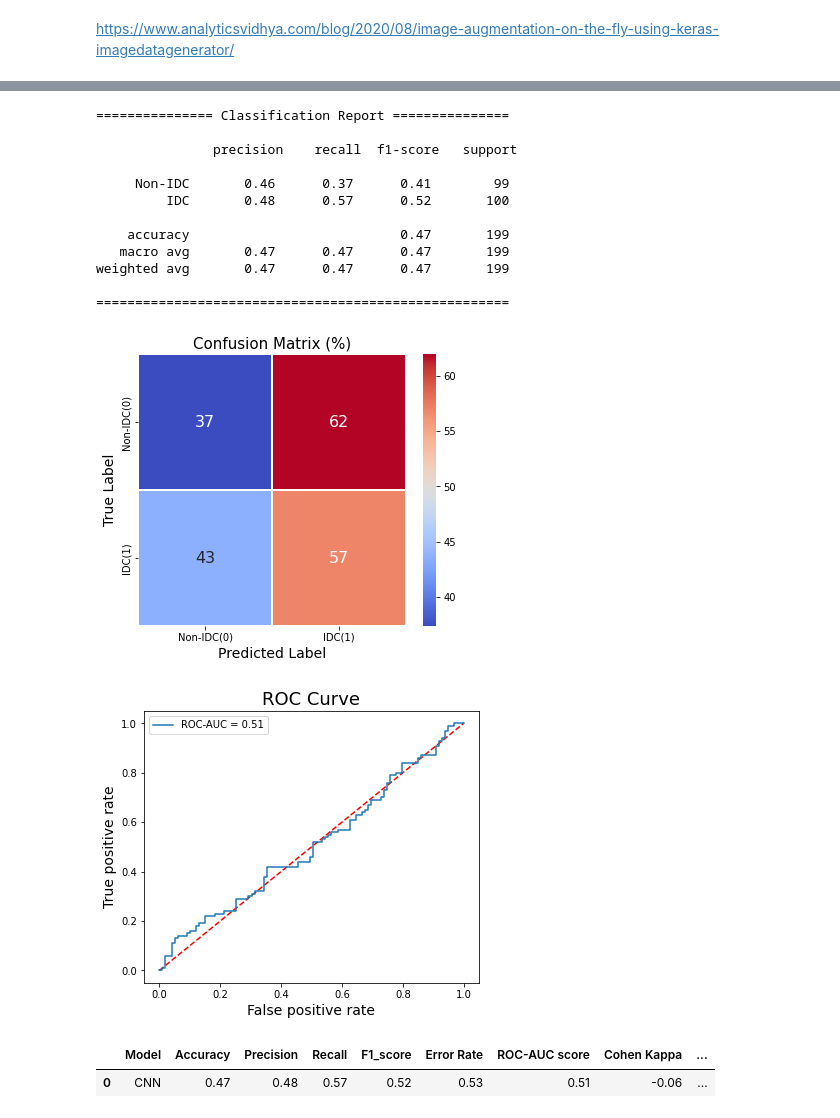
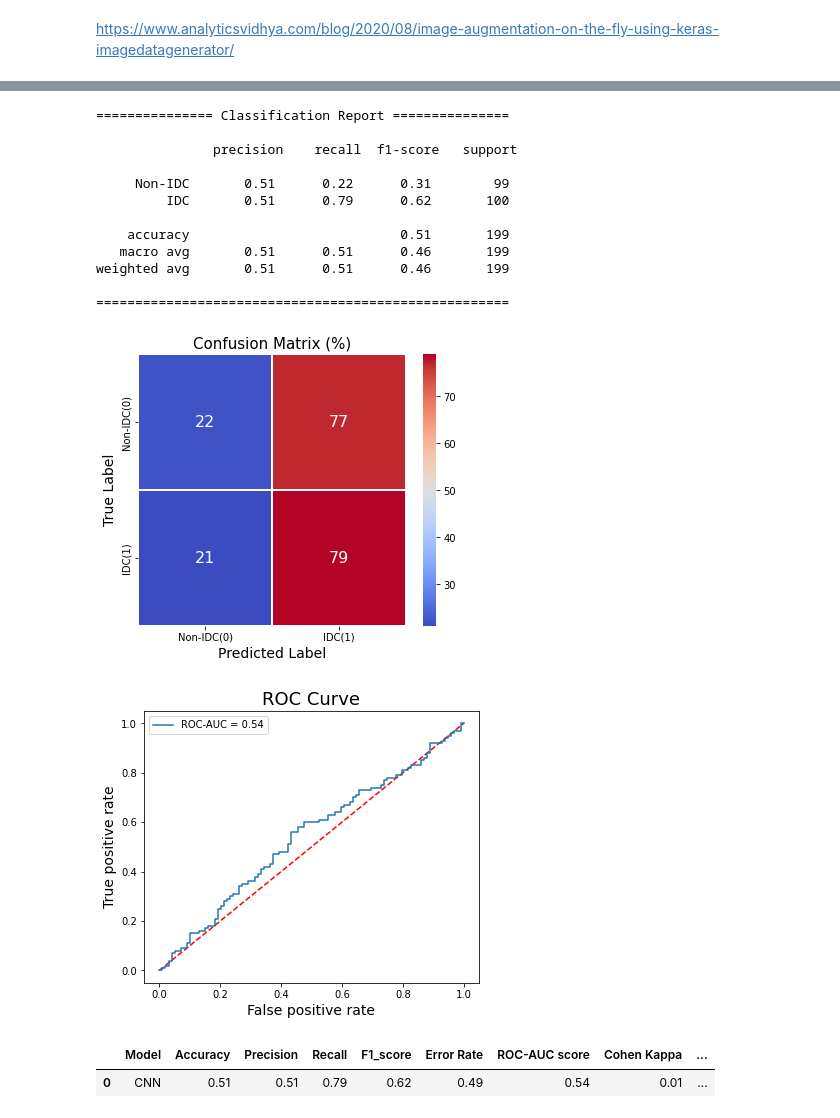
Before and after one commit to heesukjang/W207_AppliedML_Fall2022, a Jupyter notebook: 11_18_KerasTuner_plots_Final_HyperparamTuning_ImageAug_CM_CR_ROCcurve_IDC_Prediction_heesuk.ipynb, the cells around one changed output, grey strips where cells are left out. Drawn from its saved outputs; the diff is of its cells as text; code cells hidden in the pictures.

```diff
--- a/11_18_KerasTuner_plots_Final_HyperparamTuning_ImageAug_CM_CR_ROCcurve_IDC_Prediction_heesuk.ipynb
+++ b/11_18_KerasTuner_plots_Final_HyperparamTuning_ImageAug_CM_CR_ROCcurve_IDC_Prediction_heesuk.ipynb
@@ -515,7 +515,7 @@ def build_cnn(hp):
   # hp_filters_3 = hp.Int('filters_3', min_value=32, max_value=128, step=16)
   hp_dense = hp.Int('dense_units', min_value=32, max_value=256, step=34)
   hp_learning_rate = hp.Float('learning_rate', min_value=1e-4, max_value=1e-2, sampling='LOG', default=1e-2)
-  hp_dropout = hp.Float('dropout_rate', min_value=0.1, max_value=0.5, default=0.1, step=0.1)
+  hp_dropout = hp.Float('dropout_rate', min_value=0.2, max_value=0.6, default=0.1, step=0.1)
   # hp_dropout_2 = hp.Float('dropout_rate_2', min_value=0.3, max_value=0.5, default=0.25, step=0.1)
   # hp_dropout_3 = hp.Float('dropout_rate_3', min_value=0.3, max_value=0.5, default=0.35, step=0.1)
   hp_reduction_type = hp.Choice('reduction_type', values=['global_avg_pooling2d', 'max_pooling2d'])
@@ -540,8 +540,8 @@ def build_cnn(hp):
     else:
       model.add(MaxPooling2D(pool_size=(hp_pool_size,hp_pool_size), strides=(hp_strides,hp_strides)))
     model.add(BatchNormalization())
-    if hp.Boolean('dropout'):
-      model.add(Dropout(hp_dropout))
+    # if hp.Boolean('dropout'):
+    #   model.add(Dropout(hp_dropout))
 
   # # 3rd set of neural network layers
   # # if hp.Boolean('conv_layer_3'):
@@ -560,7 +560,7 @@ def build_cnn(hp):
 
   # Fully connected dense layer
   model.add(Dense(units = hp_dense, activation = hp_activation))
-  # model.add(BatchNormalization())
+  model.add(BatchNormalization())
   # if hp.Boolean('dropout_4'):
   model.add(Dropout(hp_dropout))
 
@@ -768,7 +760,9 @@ def error_analysis(model_name, model, test_labels, test_data_generator):
   classes = ['Non-IDC(0)','IDC(1)']
 
   y_true = test_data_generator.classes
-  y_pred = model.predict_generator(test_data_generator, num_of_test_samples // BATCH_SIZE + 1)    # probabilities
+  # y_pred = model.predict_generator(test_data_generator, num_of_test_samples // BATCH_SIZE + 1)    # probabilities
+  # y_pred = model.predict(test_data_generator > 0.5)
+  y_pred = model.predict(test_data_generator > 0.5).astype('int32')
   y_pred_argmax = np.argmax(y_pred, axis=1)                      # 0s and 1s: return the indicies of the max values along the axis (axis=1: each row)   TODO: look into prob threshold
 
 
@@ -811,42 +805,42 @@ def error_analysis(model_name, model, test_labels, test_data_generator):
   plt.figure(figsize=(6,5))
   plt.plot([0, 1], [0, 1], 'r--')
   plt.plot(fpr, tpr, label='ROC-AUC = {:.2f}'.format(area_under_curve))
   plt.xlabel('False positive rate', fontsize=14)
   plt.ylabel('True positive rate', fontsize=14)
   plt.title('ROC Curve', fontsize=18)
   plt.legend(loc='best')
   plt.show()
   plt.close()
 
   model_summary = pd.DataFrame({'Model':model_name,
                                 'Accuracy': accuracy,
                                 'Precision': precision,
                                 'Recall': recall,
                                 'F1_score': f1score,
                                 'Error Rate': error_rate,
                                 'ROC-AUC score': area_under_curve,
                                 'Cohen Kappa': cohen_kappa,
                                 'Zero-One Loss': zo_loss}, index=[0])
   return model_summary
 
 error_analysis('CNN', model, test_labels, test_data_generator)
 # %% [output]
 =============== Classification Report ===============
 
                precision    recall  f1-score   support
 
-     Non-IDC       0.46      0.37      0.41        99
-         IDC       0.48      0.57      0.52       100
+     Non-IDC       0.51      0.22      0.31        99
+         IDC       0.51      0.79      0.62       100
 
-    accuracy                           0.47       199
-   macro avg       0.47      0.47      0.47       199
-weighted avg       0.47      0.47      0.47       199
+    accuracy                           0.51       199
+   macro avg       0.51      0.51      0.46       199
+weighted avg       0.51      0.51      0.46       199
 
 =====================================================
-[figure, old version]
+[figure, new version]
-[figure, old version]
+[figure, new version]
 |  | Model | Accuracy | Precision | Recall | F1_score | Error Rate | ROC-AUC score | Cohen Kappa | ... |
-| 0 | CNN | 0.47 | 0.48 | 0.57 | 0.52 | 0.53 | 0.51 | -0.06 | ... |
+| 0 | CNN | 0.51 | 0.51 | 0.79 | 0.62 | 0.49 | 0.54 | 0.01 | ... |
 # %%
 # # plot my model architecture
 # tf.keras.utils.plot_model(
```
Also changed, not shown: parts of 7 cells of this notebook.
